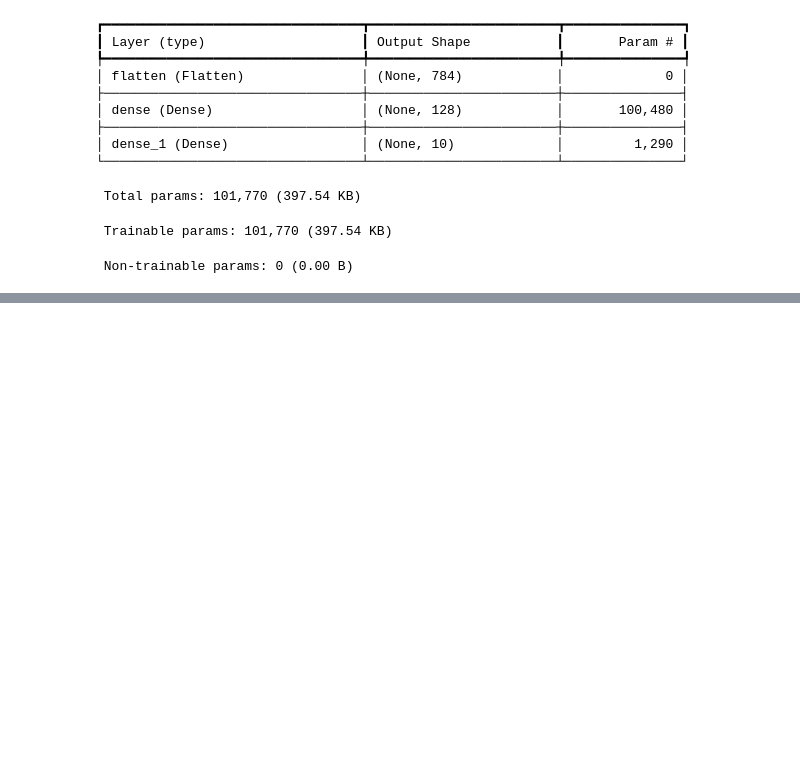
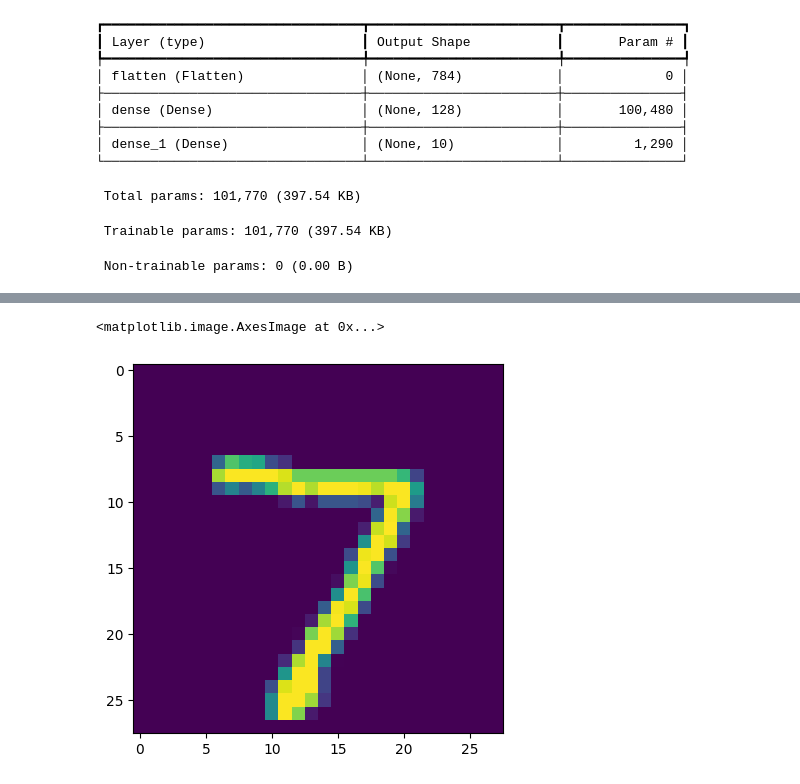
Before and after one commit to Abdullahhas/Deep-learning-and-ANNs, a Jupyter notebook: Ann_with_Keras/MLPs/handwritten_digit_MNIST.ipynb, the cells around one changed output, grey strips where cells are left out. Drawn from its saved outputs; the diff is of its cells as text; code cells hidden in the pictures; blank space fills up the shorter version.

```diff
--- a/Ann_with_Keras/MLPs/handwritten_digit_MNIST.ipynb
+++ b/Ann_with_Keras/MLPs/handwritten_digit_MNIST.ipynb
@@ -106,0 +174,5 @@ Model: "sequential"
+# %%
+plt.imshow(X_test[0])
+# %% [output]
+<matplotlib.image.AxesImage at 0x...>
+[figure, added]
```
Also changed, not shown: parts of 12 cells of this notebook.
